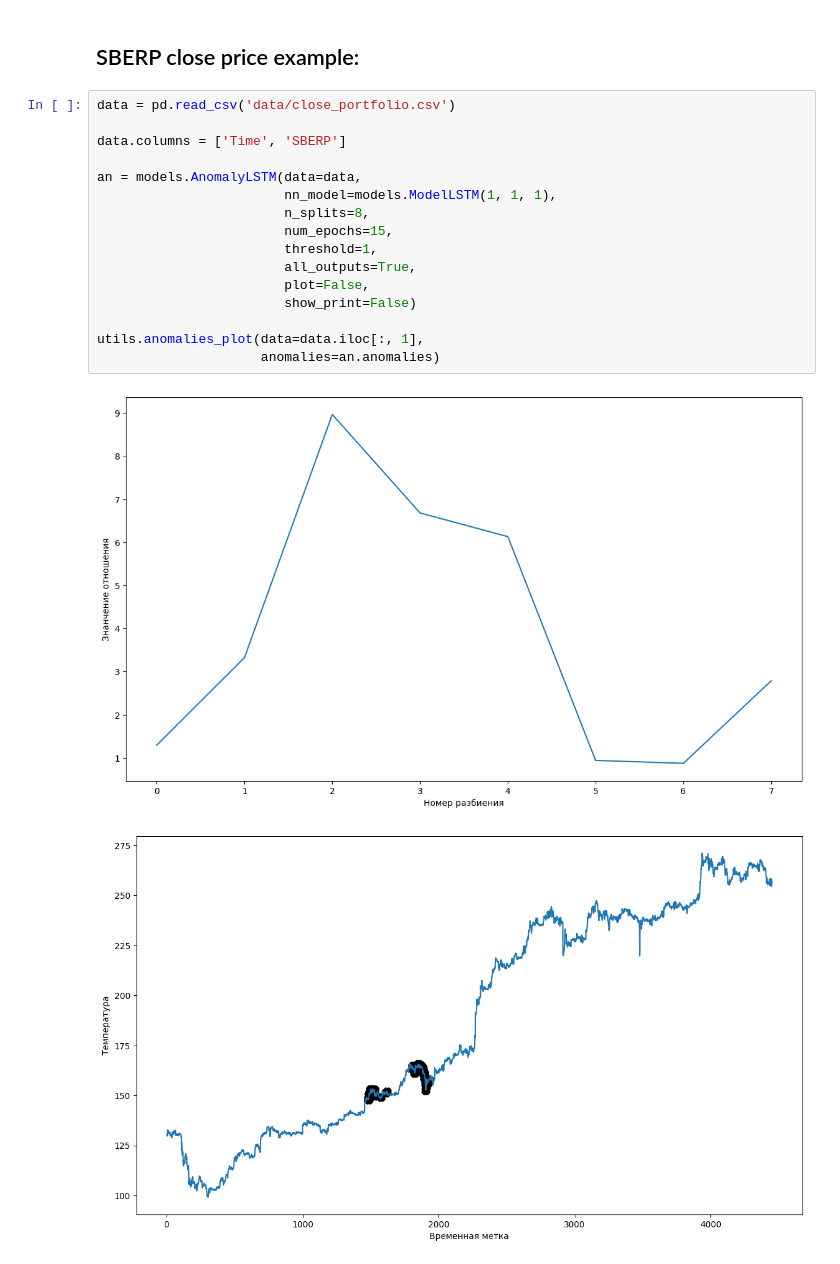
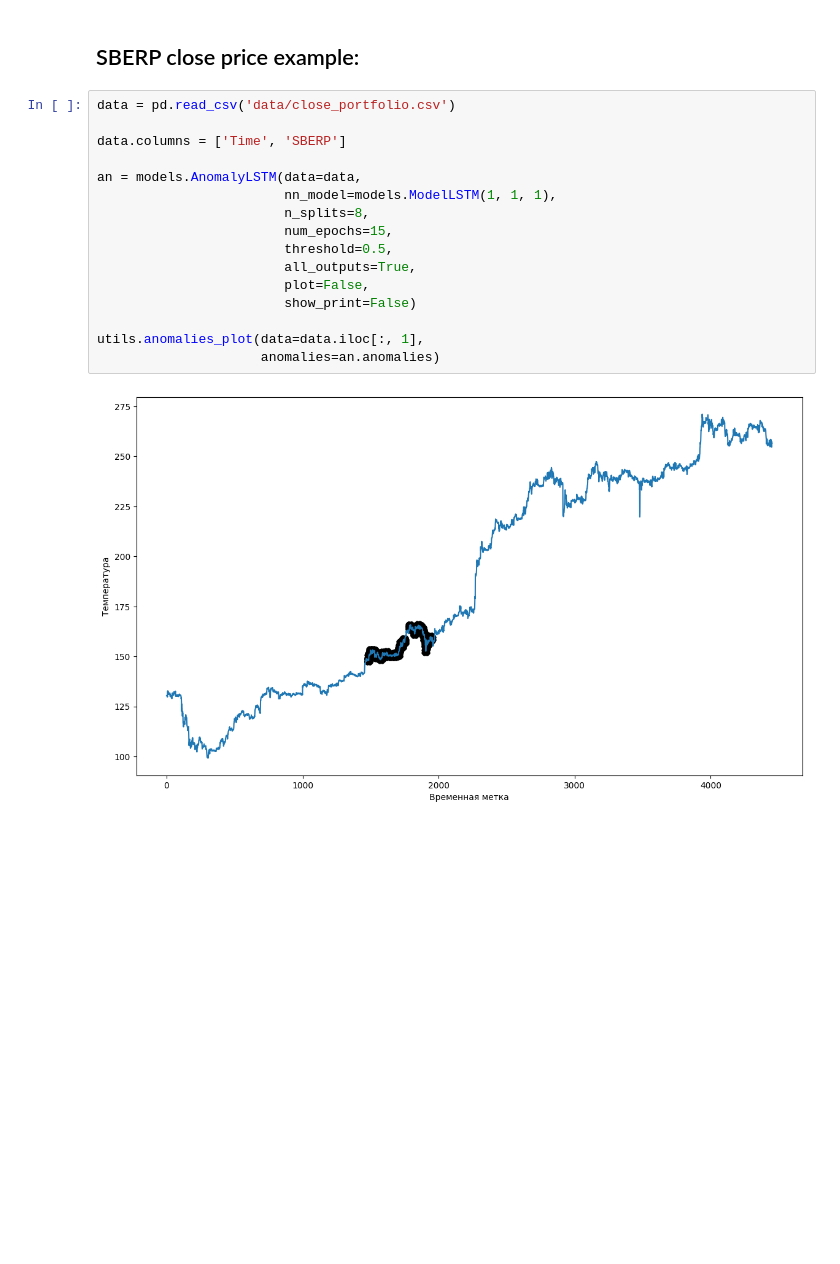
Before and after one commit to DefaultMaxim/anomaly-detection, a Jupyter notebook: example.ipynb, the cells around one changed output. Drawn from its saved outputs; the diff is of its cells as text; blank space fills up the shorter version.

```diff
--- a/example.ipynb
+++ b/example.ipynb
@@ -110,19 +109,18 @@ utils.anomalies_plot(data=data.iloc[:, 1],
 # %%
 data = pd.read_csv('data/close_portfolio.csv')
 
 data.columns = ['Time', 'SBERP']
 
 an = models.AnomalyLSTM(data=data,
                         nn_model=models.ModelLSTM(1, 1, 1),
                         n_splits=8,
                         num_epochs=15,
-                        threshold=1,
+                        threshold=0.5,
                         all_outputs=True,
                         plot=False,
                         show_print=False)
 
 utils.anomalies_plot(data=data.iloc[:, 1],
                      anomalies=an.anomalies)
 # %% [output]
-[figure, old version]
+[figure, new version]
-[figure, removed]
```
Also changed, not shown: parts of 4 cells of this notebook, 1 other file.
